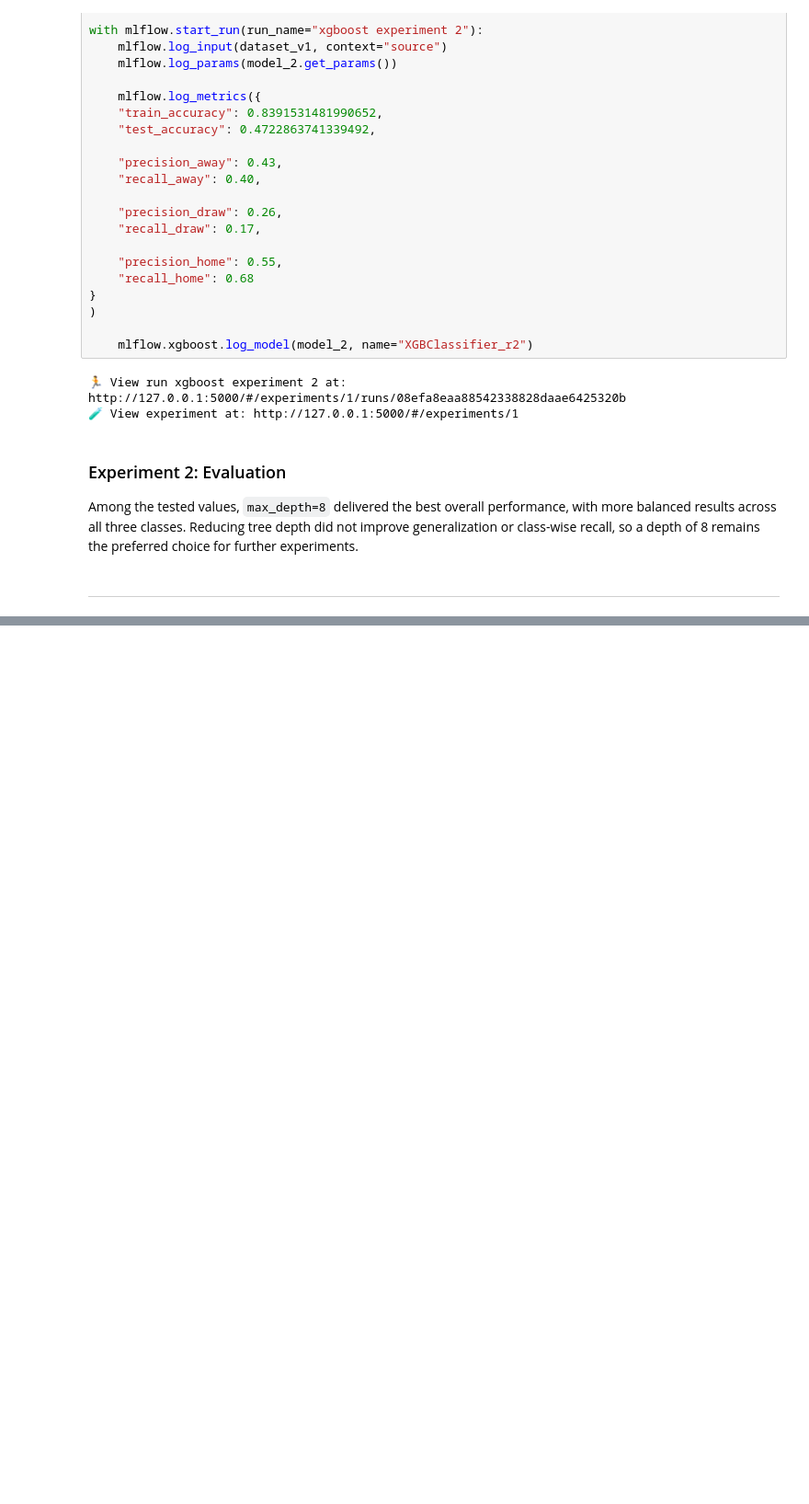
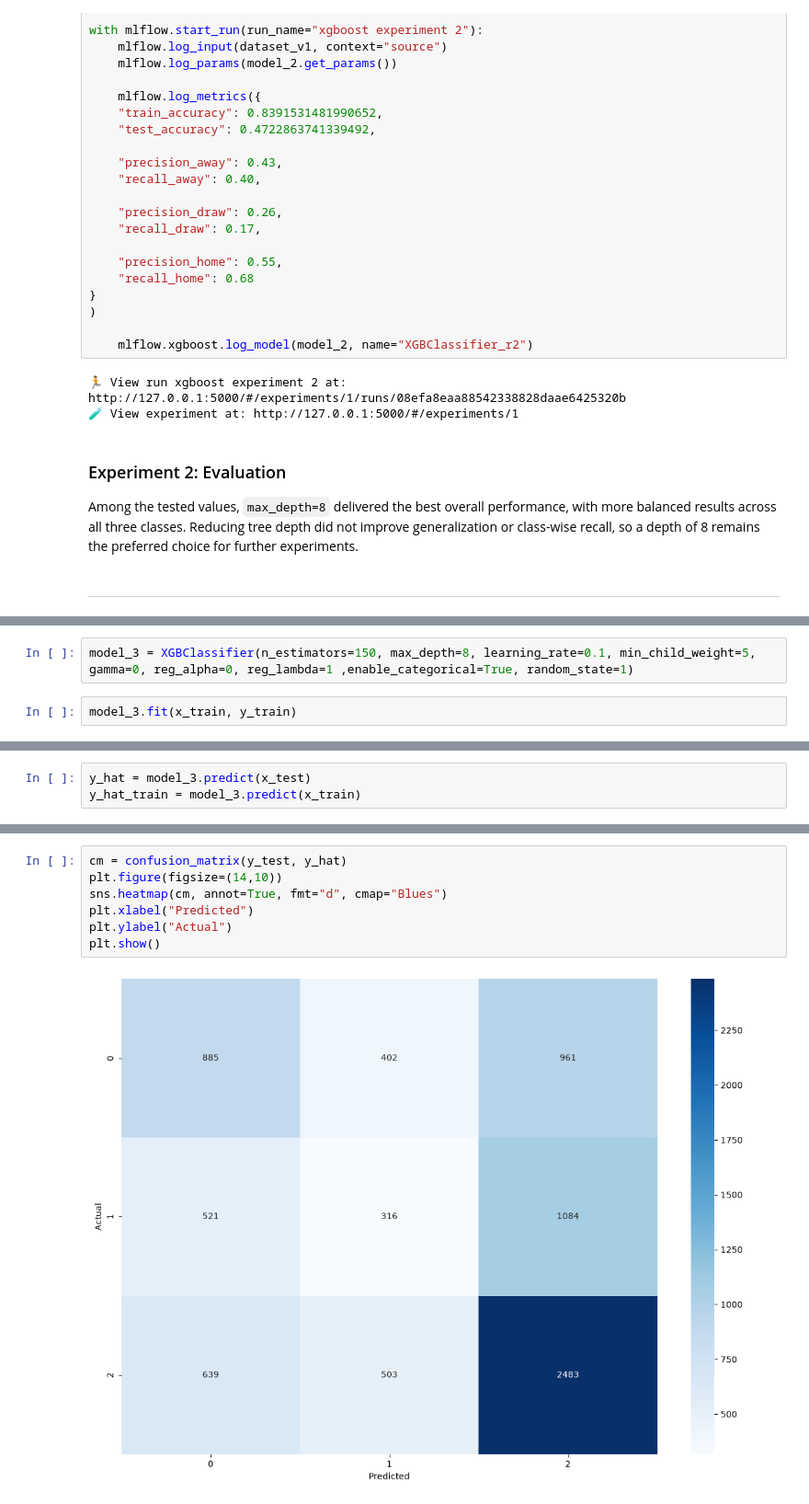
Before and after one commit to Aalli-Talpur/football-match-outcome-prediction, a Jupyter notebook: Notebook/03_Model_Experimentation.ipynb, the cells around one changed output, grey strips where cells are left out. Shown at 92% size. Cells and saved outputs as stored; diff of their text form; blank space fills up the shorter version.

Commit message:
feat(modeling): evaluate XGBoost regularization and log experiment 3 results

```diff
--- a/Notebook/03_Model_Experimentation.ipynb
+++ b/Notebook/03_Model_Experimentation.ipynb
@@ -326,0 +331,4 @@ Among the tested values, `max_depth=8` delivered the best overall performance, w
+# %%
+model_3 = XGBClassifier(n_estimators=150, max_depth=8, learning_rate=0.1, min_child_weight=5, gamma=0, reg_alpha=0, reg_lambda=1 ,enable_categorical=True, random_state=1)
+# %%
+model_3.fit(x_train, y_train)
@@ -326,0 +347,3 @@ Among the tested values, `max_depth=8` delivered the best overall performance, w
+# %%
+y_hat = model_3.predict(x_test)
+y_hat_train = model_3.predict(x_train)
@@ -326,0 +372,9 @@ Among the tested values, `max_depth=8` delivered the best overall performance, w
+# %%
+cm = confusion_matrix(y_test, y_hat)
+plt.figure(figsize=(14,10))
+sns.heatmap(cm, annot=True, fmt="d", cmap="Blues")
+plt.xlabel("Predicted")
+plt.ylabel("Actual")
+plt.show()
+# %% [output]
+[figure, added]
```
Also changed, not shown: parts of 8 cells of this notebook, 1 other file.
